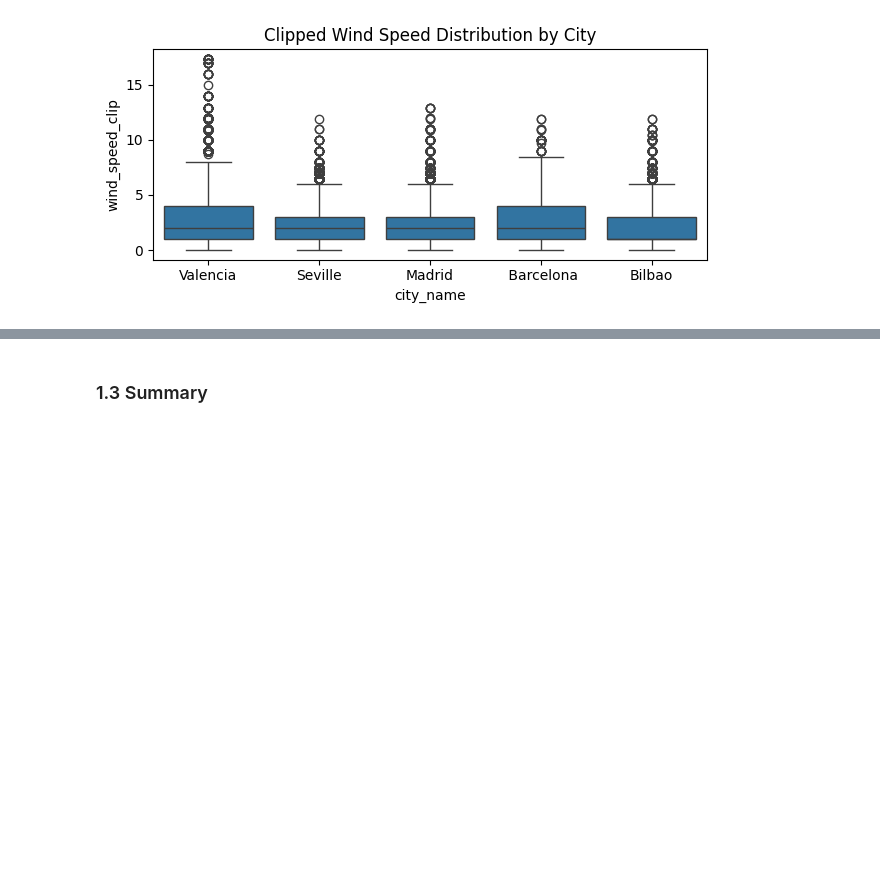
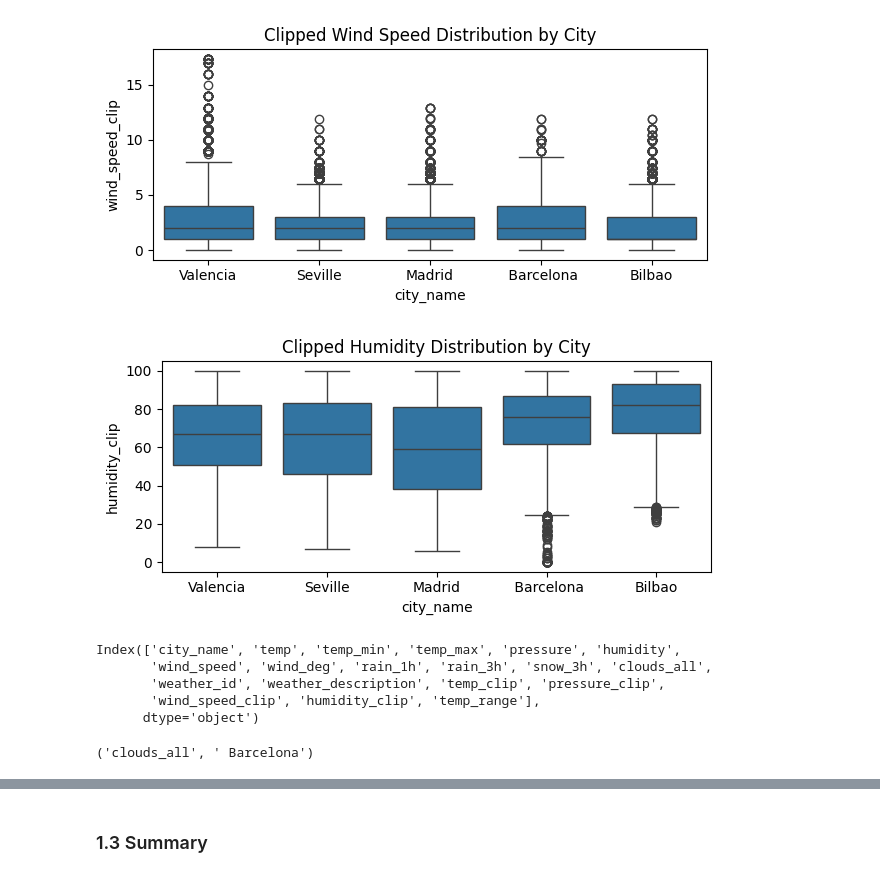
Before and after one commit to Jackson00Han/Energy_Market_Forecasting, a Jupyter notebook: hourly_energy_demand_forecasting.ipynb, the cells around one changed output, grey strips where cells are left out. Drawn from its saved outputs; the diff is of its cells as text; code cells hidden in the pictures; blank space fills up the shorter version.

```diff
--- a/hourly_energy_demand_forecasting.ipynb
+++ b/hourly_energy_demand_forecasting.ipynb
@@ -816,6 +864,9 @@ wd = roll_clip_mad(wd, col="pressure", w=14*24, k=3, n_min=24, lower_phys=870, u
 
 # wind speed
 wd = roll_clip_mad(wd, col="wind_speed", w=30*24, k=3, n_min=24, lower_phys=0, upper_phys=60)
+
+# humidity
+wd = roll_clip_mad(wd, col="humidity", w=30*24, k=3, n_min=24, lower_phys=0, upper_phys=100)
 # %%
 # visualize again the data after clipping
 plt.figure(figsize=(12, 8))
@@ -846,3 +897,13 @@ plt.tight_layout()
 plt.show()
 # %% [output]
 [figure]
+# %%
+# humidity
+plt.figure(figsize=(12, 8))
+plt.subplot(3, 2, 1)
+sns.boxplot(x='city_name', y='humidity_clip', data=wd)
+plt.title('Clipped Humidity Distribution by City')
+plt.tight_layout()
+plt.show()
+# %% [output]
+[figure, added]
@@ -848,0 +913,8 @@ plt.show()
+# %%
+wd.columns
+# %% [output]
+Index(['city_name', 'temp', 'temp_min', 'temp_max', 'pressure', 'humidity',
+       'wind_speed', 'wind_deg', 'rain_1h', 'rain_3h', 'snow_3h', 'clouds_all',
+       'weather_id', 'weather_description', 'temp_clip', 'pressure_clip',
+       'wind_speed_clip', 'humidity_clip', 'temp_range'],
+      dtype='object')
@@ -848,0 +927,4 @@ plt.show()
+# %%
+wide.columns[0]
+# %% [output]
+('clouds_all', ' Barcelona')
```
Also changed, not shown: parts of 12 cells of this notebook.
